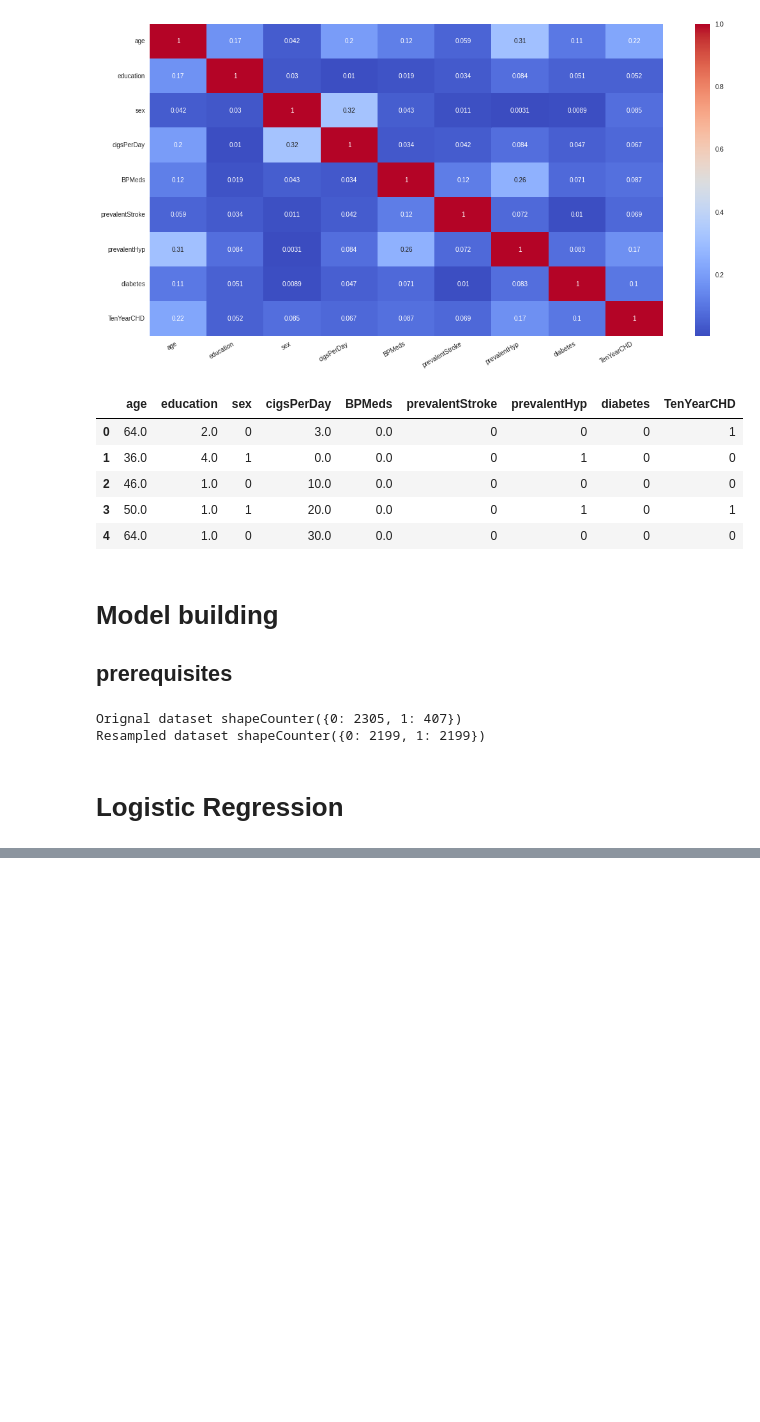
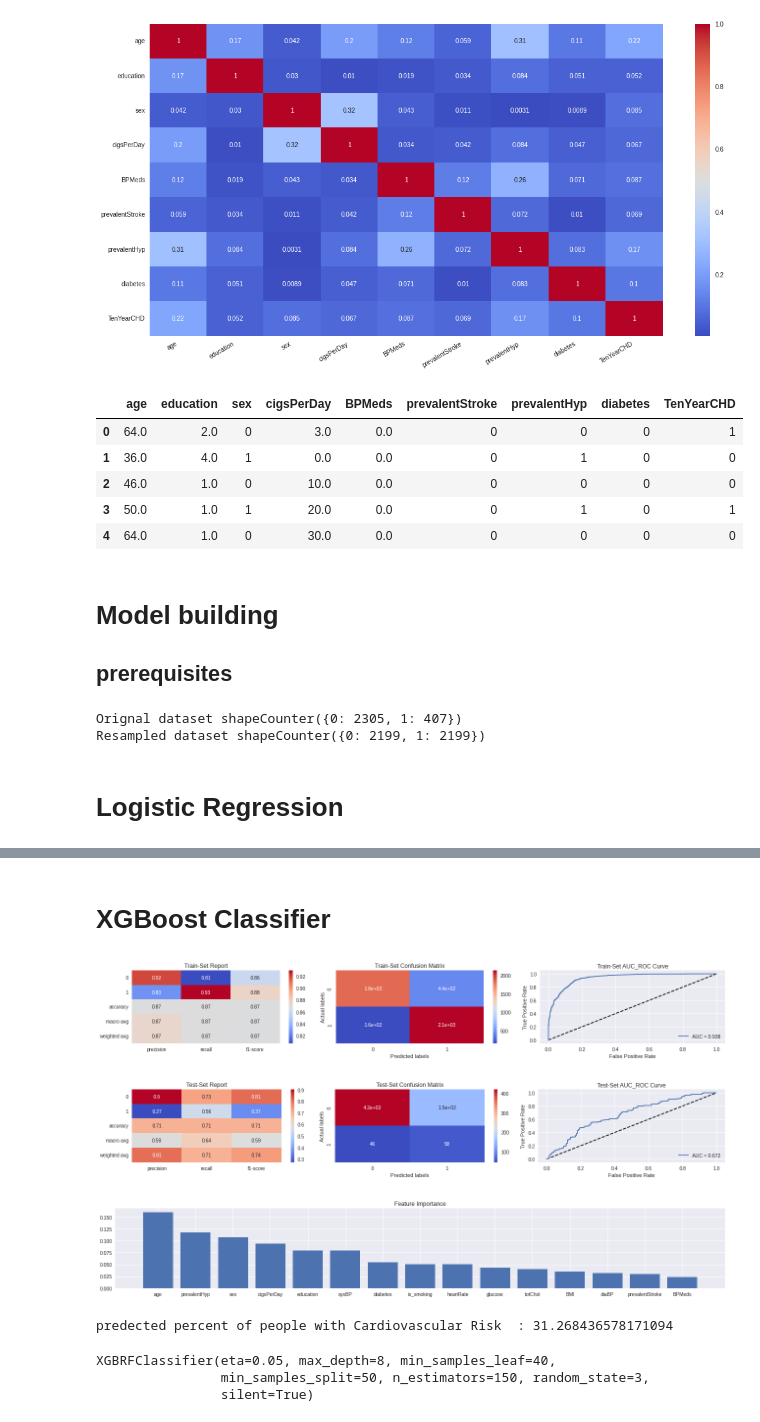
Before and after one commit to nehal35/Cardiovascular_Risk_Prediction_Capstone_Project, a Jupyter notebook: Cardiovascular_Risk_Prediction_Capstone_Project.ipynb, the cells around one changed output, grey strips where cells are left out. Cells and saved outputs as stored; diff of their text form; code cells hidden in the pictures; blank space fills up the shorter version.

```diff
--- a/Cardiovascular_Risk_Prediction_Capstone_Project.ipynb
+++ b/Cardiovascular_Risk_Prediction_Capstone_Project.ipynb
@@ -531,0 +604,27 @@ LogisticRegression(max_iter=10000)
+# %% [markdown]
+# **XGBoost Classifier**
+# %%
+# Classifier
+clf = XGBRFClassifier(silent=True, random_state=3)
+
+# HYperparameter Grid
+grid = {'n_estimators' : [50,100,150],
+        'max_depth' : [4,6,8],
+        'min_samples_split' : [50,100,150],
+        'min_samples_leaf' : [40,50],
+        'eta' : [0.05,0.08,0.1]}
+
+# GridSearch to find the best parameters
+xgb = GridSearchCV(clf, param_grid = grid, scoring = 'f1', cv=5)
+xgb.fit(X_train, y_train)
+
+# Analysing the model with best set of parametes
+analyse_model(xgb.best_estimator_, X_smote, X_test, y_smote, y_test)
+# %% [output]
+[figure, added]
+[figure, added]
+[figure, added]
+predected percent of people with Cardiovascular Risk  : 31.268436578171094
+XGBRFClassifier(eta=0.05, max_depth=8, min_samples_leaf=40,
+                min_samples_split=50, n_estimators=150, random_state=3,
+                silent=True)
```
Also changed, not shown: parts of 13 cells of this notebook.
